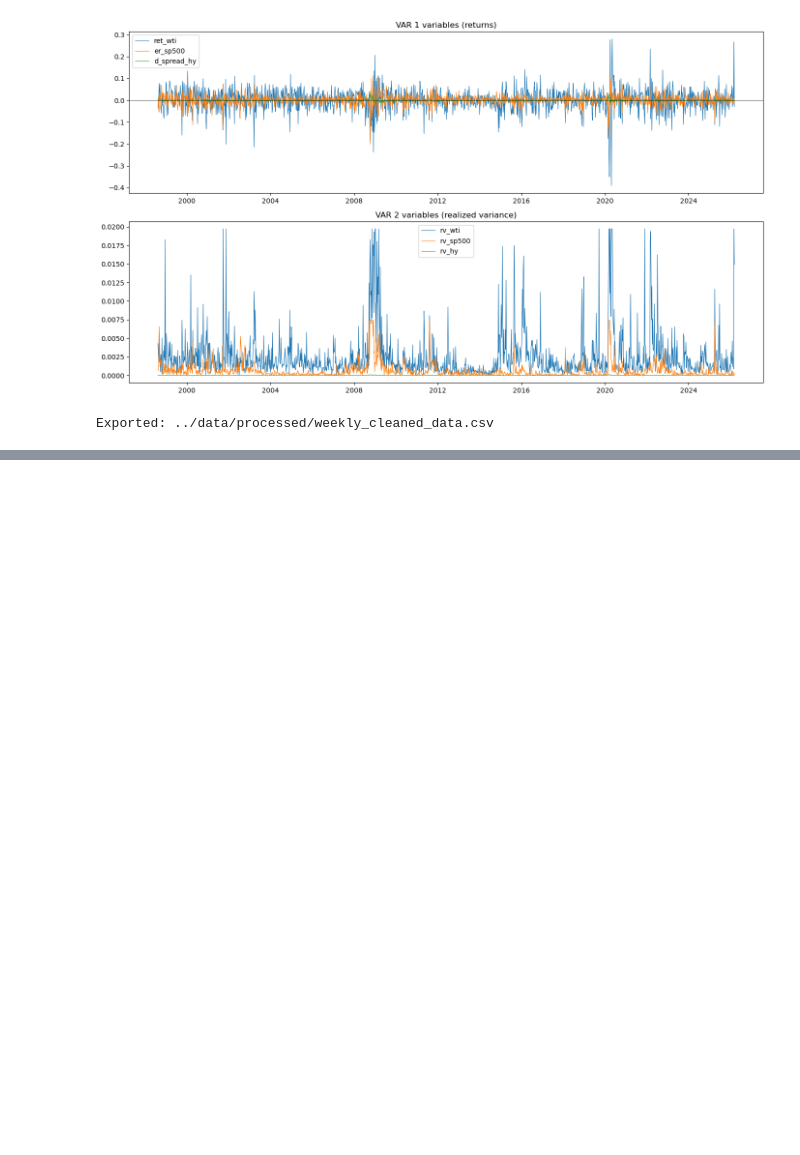
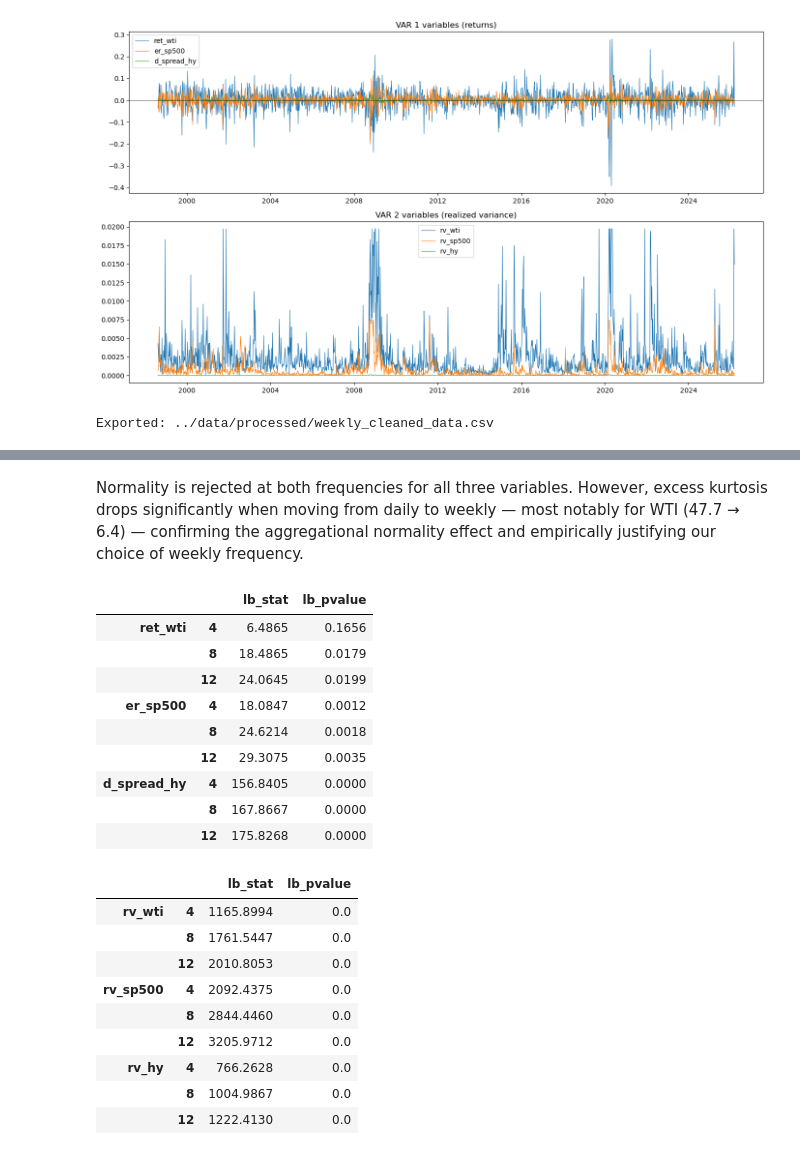
Before and after one commit to yvdri/emf-project-2026, a Jupyter notebook: notebooks/01_data_cleaning.ipynb, the cells around one changed output, grey strips where cells are left out. Saved outputs shown, nothing was run; the diff lists cells and outputs as text; code cells hidden in the pictures; blank space fills up the shorter version.

Commit message:
les tests pour l'analyse preliminaire

```diff
--- a/notebooks/01_data_cleaning.ipynb
+++ b/notebooks/01_data_cleaning.ipynb
@@ -200,0 +248,46 @@ Exported: ../data/processed/weekly_cleaned_data.csv
+# %% [markdown]
+Normality is rejected at both frequencies for all three variables. However, excess kurtosis drops significantly when moving from daily to weekly — most notably for WTI (47.7 → 6.4) — confirming the aggregational normality effect and empirically justifying our choice of weekly frequency.
+# %%
+from statsmodels.stats.diagnostic import acorr_ljungbox
+from statsmodels.graphics.tsaplots import plot_acf
+
+lags_to_test = [4, 8, 12]  # 1, 2 and 3 months
+
+# Ljung-Box on weekly returns (EMH)
+lb_ret = {}
+for col in weekly_returns.columns:
+    test = acorr_ljungbox(weekly_returns[col].dropna(), lags=lags_to_test, return_df=True)
+    lb_ret[col] = test[["lb_stat", "lb_pvalue"]]
+
+display(pd.concat(lb_ret, axis=0).round(4))
+
+# Ljung-Box on realized variance (volatility clustering)
+weekly_variances = pd.concat([rv_wti, rv_sp500, rv_hy], axis=1).dropna()
+
+lb_var = {}
+for col in weekly_variances.columns:
+    test = acorr_ljungbox(weekly_variances[col].dropna(), lags=lags_to_test, return_df=True)
+    lb_var[col] = test[["lb_stat", "lb_pvalue"]]
+
+display(pd.concat(lb_var, axis=0).round(4))
+# %% [output]
+|  |  | lb_stat | lb_pvalue |
+| ret_wti | 4 | 6.4865 | 0.1656 |
+|  | 8 | 18.4865 | 0.0179 |
+|  | 12 | 24.0645 | 0.0199 |
+| er_sp500 | 4 | 18.0847 | 0.0012 |
+|  | 8 | 24.6214 | 0.0018 |
+|  | 12 | 29.3075 | 0.0035 |
+| d_spread_hy | 4 | 156.8405 | 0.0000 |
+|  | 8 | 167.8667 | 0.0000 |
+|  | 12 | 175.8268 | 0.0000 |
+|  |  | lb_stat | lb_pvalue |
+| rv_wti | 4 | 1165.8994 | 0.0 |
+|  | 8 | 1761.5447 | 0.0 |
+|  | 12 | 2010.8053 | 0.0 |
+| rv_sp500 | 4 | 2092.4375 | 0.0 |
+|  | 8 | 2844.4460 | 0.0 |
+|  | 12 | 3205.9712 | 0.0 |
+| rv_hy | 4 | 766.2628 | 0.0 |
+|  | 8 | 1004.9867 | 0.0 |
+|  | 12 | 1222.4130 | 0.0 |
```
Also changed, not shown: parts of 6 cells of this notebook.
